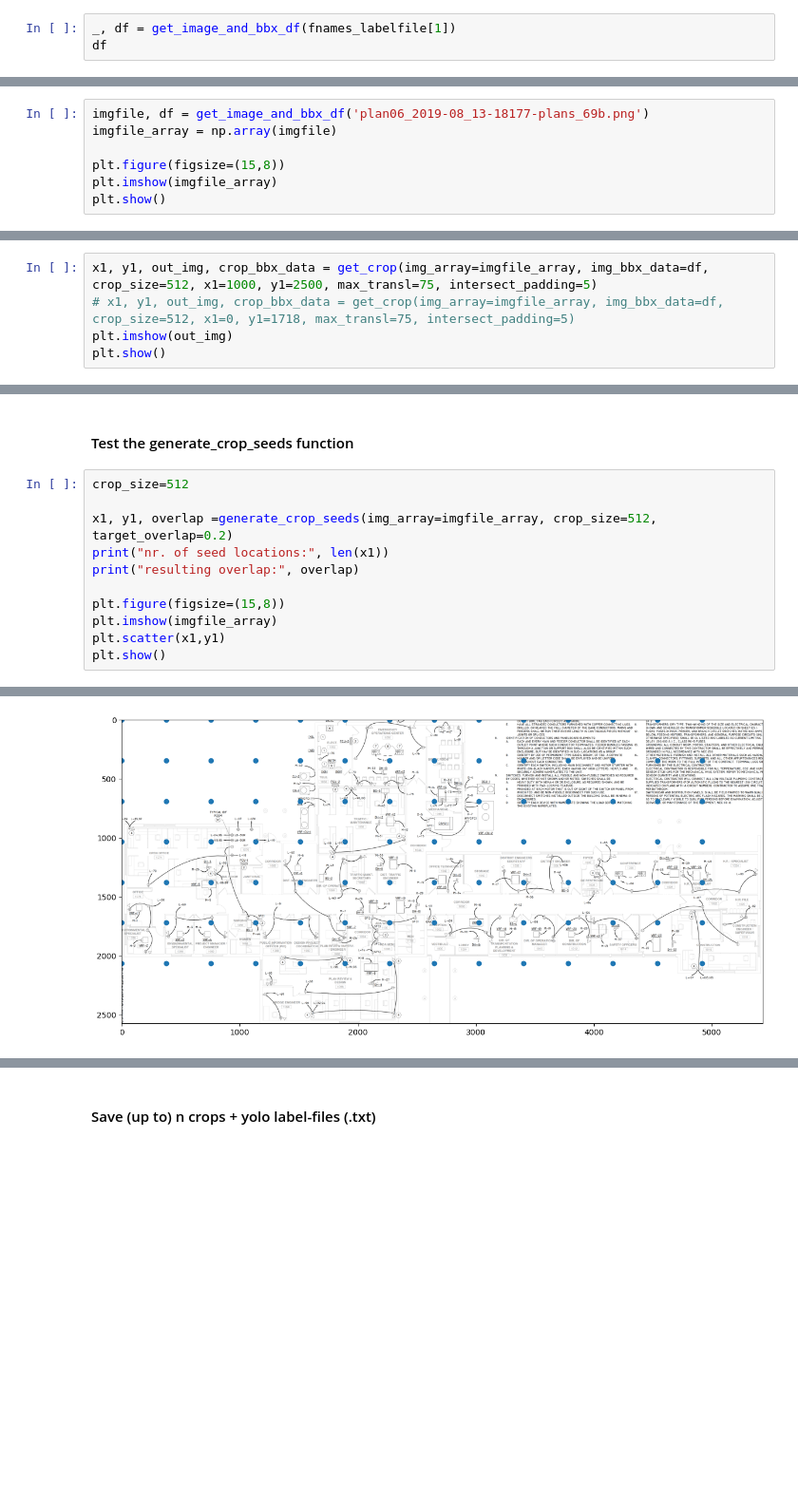
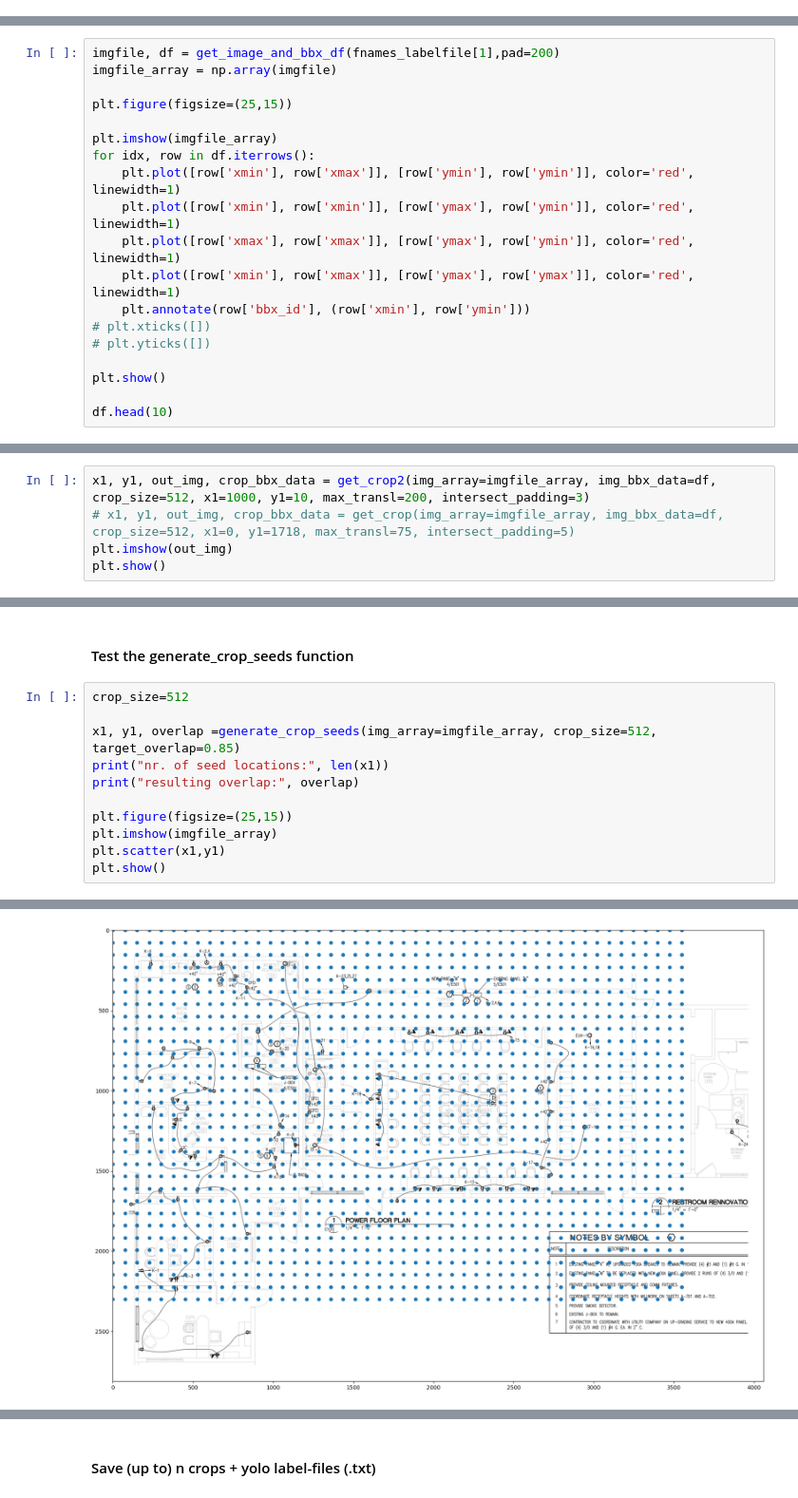
Before and after one commit to rdstern90/DSBA-6165-Project, a Jupyter notebook: Training Data Creation/extract_symbols_generate_yolo_data.ipynb, the cells around one changed output, grey strips where cells are left out. Shown at 95% size. Drawn from its saved outputs; the diff is of its cells as text; blank space fills up the shorter version.

Commit message:
Continued work on train/test data and a new colab notebook

```diff
--- a/Training Data Creation/extract_symbols_generate_yolo_data.ipynb
+++ b/Training Data Creation/extract_symbols_generate_yolo_data.ipynb
@@ -134,5 +168,2 @@ def get_image_and_bbx_df(fname):
 
     return imgfile, df
-# %%
-_, df = get_image_and_bbx_df(fnames_labelfile[1])
-df
@@ -152,0 +174,19 @@ df
+# %%
+imgfile, df = get_image_and_bbx_df(fnames_labelfile[1],pad=200)
+imgfile_array = np.array(imgfile)
+
+plt.figure(figsize=(25,15))
+
+plt.imshow(imgfile_array)
+for idx, row in df.iterrows():
+    plt.plot([row['xmin'], row['xmax']], [row['ymin'], row['ymin']], color='red', linewidth=1)
+    plt.plot([row['xmin'], row['xmin']], [row['ymax'], row['ymin']], color='red', linewidth=1)
+    plt.plot([row['xmax'], row['xmax']], [row['ymax'], row['ymin']], color='red', linewidth=1)
+    plt.plot([row['xmin'], row['xmax']], [row['ymax'], row['ymax']], color='red', linewidth=1)
+    plt.annotate(row['bbx_id'], (row['xmin'], row['ymin']))
+# plt.xticks([])
+# plt.yticks([])
+
+plt.show()
+
+df.head(10)
@@ -310,10 +620,3 @@ def get_crop(img_array, img_bbx_data, crop_size, x1, y1, max_transl, intersect_p
 ### Test the get_crop function
 # %% [markdown]
 Start by getting the image and the associated df with the bounding box data
-# %%
-imgfile, df = get_image_and_bbx_df('plan06_2019-08_13-18177-plans_69b.png')
-imgfile_array = np.array(imgfile)
-
-plt.figure(figsize=(15,8))
-plt.imshow(imgfile_array)
-plt.show()
@@ -322,5 +623,5 @@ plt.show()
 # %%
-x1, y1, out_img, crop_bbx_data = get_crop(img_array=imgfile_array, img_bbx_data=df, crop_size=512, x1=1000, y1=2500, max_transl=75, intersect_padding=5)
+x1, y1, out_img, crop_bbx_data = get_crop2(img_array=imgfile_array, img_bbx_data=df, crop_size=512, x1=1000, y1=10, max_transl=200, intersect_padding=3)
 # x1, y1, out_img, crop_bbx_data = get_crop(img_array=imgfile_array, img_bbx_data=df, crop_size=512, x1=0, y1=1718, max_transl=75, intersect_padding=5)
 plt.imshow(out_img)
 plt.show()
@@ -361,11 +659,11 @@ def generate_crop_seeds(img_array, crop_size, target_overlap):
 # %%
 crop_size=512
 
-x1, y1, overlap =generate_crop_seeds(img_array=imgfile_array, crop_size=512, target_overlap=0.2)
+x1, y1, overlap =generate_crop_seeds(img_array=imgfile_array, crop_size=512, target_overlap=0.85)
 print("nr. of seed locations:", len(x1))
 print("resulting overlap:", overlap)
 
-plt.figure(figsize=(15,8))
+plt.figure(figsize=(25,15))
 plt.imshow(imgfile_array)
 plt.scatter(x1,y1)
 plt.show()
@@ -375,2 +673,2 @@ resulting overlap: (0.26, 0.33)
-[figure, old version]
+[figure, new version]
 # %% [markdown]
```
Also changed, not shown: parts of 23 cells of this notebook, 25 other files.
